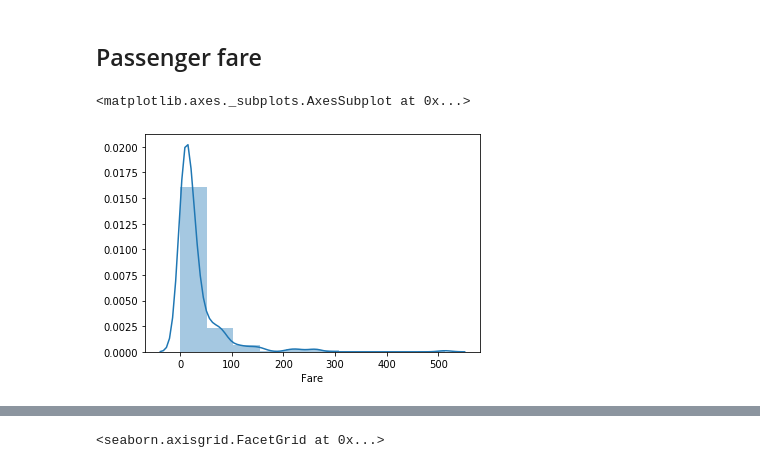
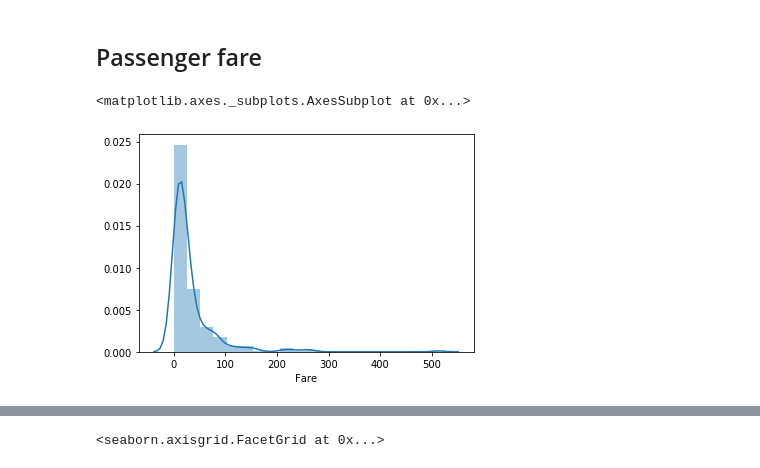
Before and after one commit to predora005/kaggle-practice, a Jupyter notebook: titanic/titanic.ipynb, the cells around one changed output, grey strips where cells are left out. Saved outputs shown, nothing was run; the diff lists cells and outputs as text; code cells hidden in the pictures.

```diff
--- a/titanic/titanic.ipynb
+++ b/titanic/titanic.ipynb
@@ -226,9 +226,9 @@ parch_mean['Survived'].plot(kind='bar')
 # %% [markdown]
 ## Passenger fare
 # %%
-sns.distplot(train_data['Fare'], bins=10)
+sns.distplot(train_data['Fare'], bins=20)
 # %% [output]
 <matplotlib.axes._subplots.AxesSubplot at 0x...>
-[figure, old version]
+[figure, new version]
 # %%
 low_fare_data = train_data[train_data["Fare"] < 100]
```
Also changed, not shown: parts of 13 cells of this notebook.
